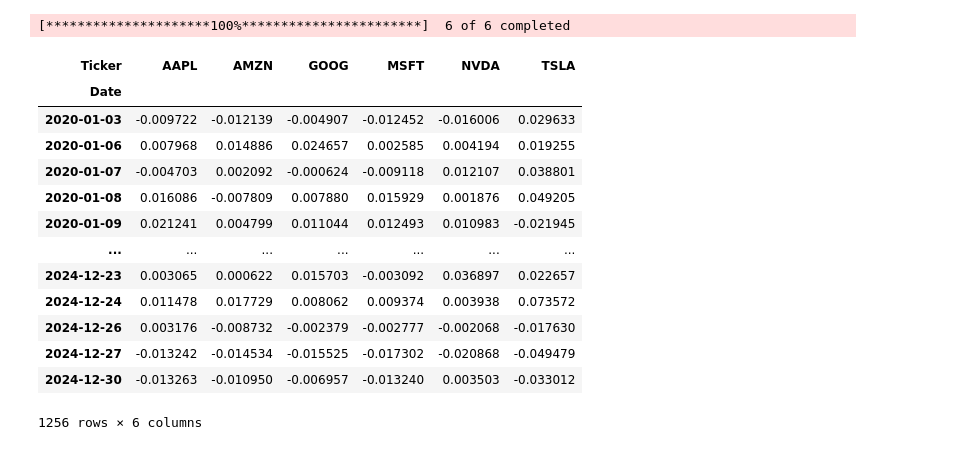
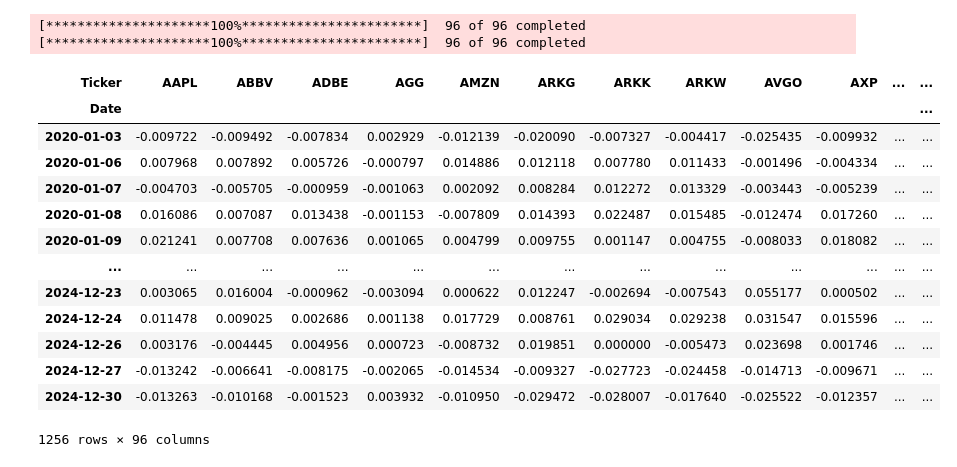
Before and after one commit to RipaltaOriol/Momentum, a Jupyter notebook: momentum.ipynb, the cells around one changed output. Drawn from its saved outputs; the diff is of its cells as text; code cells hidden in the pictures.

```diff
--- a/momentum.ipynb
+++ b/momentum.ipynb
@@ -13,27 +10,32 @@ import datetime
 from Data import DataCollector
 from Metrics import Metrics
 # %%
+tickers = ["AAPL", "MSFT", "NVDA", "AMZN", "GOOG", "TSLA"]
 
-tik = ["AAPL", "MSFT", "NVDA", "AMZN", "GOOG", "TSLA"]
+tickers = pd.read_csv("data/stock_etf_tickers.csv")
+tickers = list(tickers['Ticker'])
+
 beg = "2020-01-01"
 end = "2024-12-31"
 
-data = DataCollector(tik, beg, end)
+data = DataCollector(tickers, beg, end)
+px = data.get_prices()
 rt = data.get_returns()
 rt
 # %% [output]
-[*********************100%***********************]  6 of 6 completed
+[*********************100%***********************]  96 of 96 completed
+[*********************100%***********************]  96 of 96 completed
-| Ticker | AAPL | AMZN | GOOG | MSFT | NVDA | TSLA |
-| Date |  |  |  |  |  |  |
-| 2020-01-03 | -0.009722 | -0.012139 | -0.004907 | -0.012452 | -0.016006 | 0.029633 |
-| 2020-01-06 | 0.007968 | 0.014886 | 0.024657 | 0.002585 | 0.004194 | 0.019255 |
-| 2020-01-07 | -0.004703 | 0.002092 | -0.000624 | -0.009118 | 0.012107 | 0.038801 |
-| 2020-01-08 | 0.016086 | -0.007809 | 0.007880 | 0.015929 | 0.001876 | 0.049205 |
-| 2020-01-09 | 0.021241 | 0.004799 | 0.011044 | 0.012493 | 0.010983 | -0.021945 |
-| ... | ... | ... | ... | ... | ... | ... |
-| 2024-12-23 | 0.003065 | 0.000622 | 0.015703 | -0.003092 | 0.036897 | 0.022657 |
-| 2024-12-24 | 0.011478 | 0.017729 | 0.008062 | 0.009374 | 0.003938 | 0.073572 |
-| 2024-12-26 | 0.003176 | -0.008732 | -0.002379 | -0.002777 | -0.002068 | -0.017630 |
-| 2024-12-27 | -0.013242 | -0.014534 | -0.015525 | -0.017302 | -0.020868 | -0.049479 |
-| 2024-12-30 | -0.013263 | -0.010950 | -0.006957 | -0.013240 | 0.003503 | -0.033012 |
+| Ticker | AAPL | ABBV | ADBE | AGG | AMZN | ARKG | ARKK | ARKW | AVGO | AXP | ... | ... |
+| Date |  |  |  |  |  |  |  |  |  |  |  | ... |
+| 2020-01-03 | -0.009722 | -0.009492 | -0.007834 | 0.002929 | -0.012139 | -0.020090 | -0.007327 | -0.004417 | -0.025435 | -0.009932 | ... | ... |
+| 2020-01-06 | 0.007968 | 0.007892 | 0.005726 | -0.000797 | 0.014886 | 0.012118 | 0.007780 | 0.011433 | -0.001496 | -0.004334 | ... | ... |
+| 2020-01-07 | -0.004703 | -0.005705 | -0.000959 | -0.001063 | 0.002092 | 0.008284 | 0.012272 | 0.013329 | -0.003443 | -0.005239 | ... | ... |
+| 2020-01-08 | 0.016086 | 0.007087 | 0.013438 | -0.001153 | -0.007809 | 0.014393 | 0.022487 | 0.015485 | -0.012474 | 0.017260 | ... | ... |
+| 2020-01-09 | 0.021241 | 0.007708 | 0.007636 | 0.001065 | 0.004799 | 0.009755 | 0.001147 | 0.004755 | -0.008033 | 0.018082 | ... | ... |
+| ... | ... | ... | ... | ... | ... | ... | ... | ... | ... | ... | ... | ... |
+| 2024-12-23 | 0.003065 | 0.016004 | -0.000962 | -0.003094 | 0.000622 | 0.012247 | -0.002694 | -0.007543 | 0.055177 | 0.000502 | ... | ... |
+| 2024-12-24 | 0.011478 | 0.009025 | 0.002686 | 0.001138 | 0.017729 | 0.008761 | 0.029034 | 0.029238 | 0.031547 | 0.015596 | ... | ... |
+| 2024-12-26 | 0.003176 | -0.004445 | 0.004956 | 0.000723 | -0.008732 | 0.019851 | 0.000000 | -0.005473 | 0.023698 | 0.001746 | ... | ... |
+| 2024-12-27 | -0.013242 | -0.006641 | -0.008175 | -0.002065 | -0.014534 | -0.009327 | -0.027723 | -0.024458 | -0.014713 | -0.009671 | ... | ... |
+| 2024-12-30 | -0.013263 | -0.010168 | -0.001523 | 0.003932 | -0.010950 | -0.029472 | -0.028007 | -0.017640 | -0.025522 | -0.012357 | ... | ... |
-1256 rows × 6 columns
+1256 rows × 96 columns
```
Also changed, not shown: parts of 14 cells of this notebook, 10 other files.
